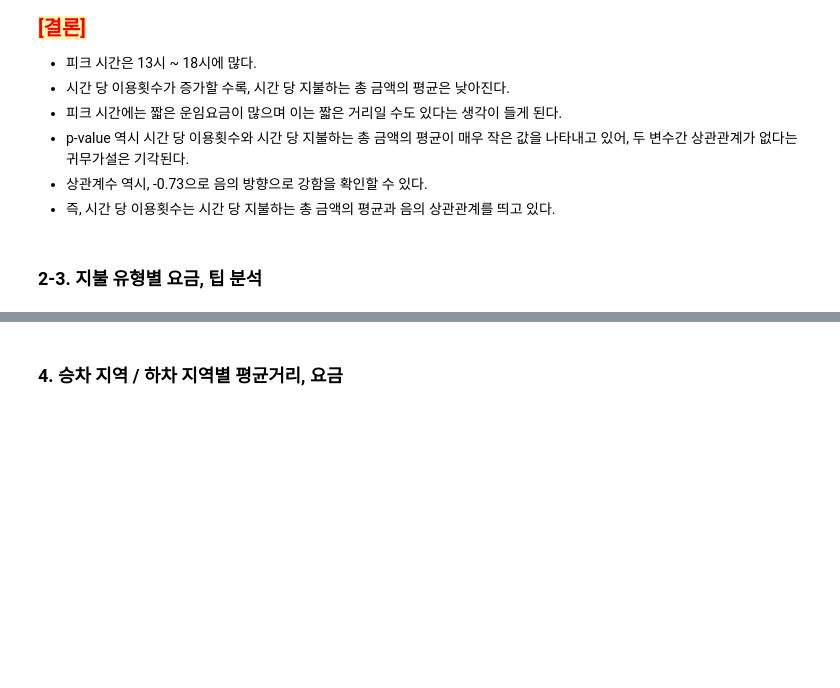
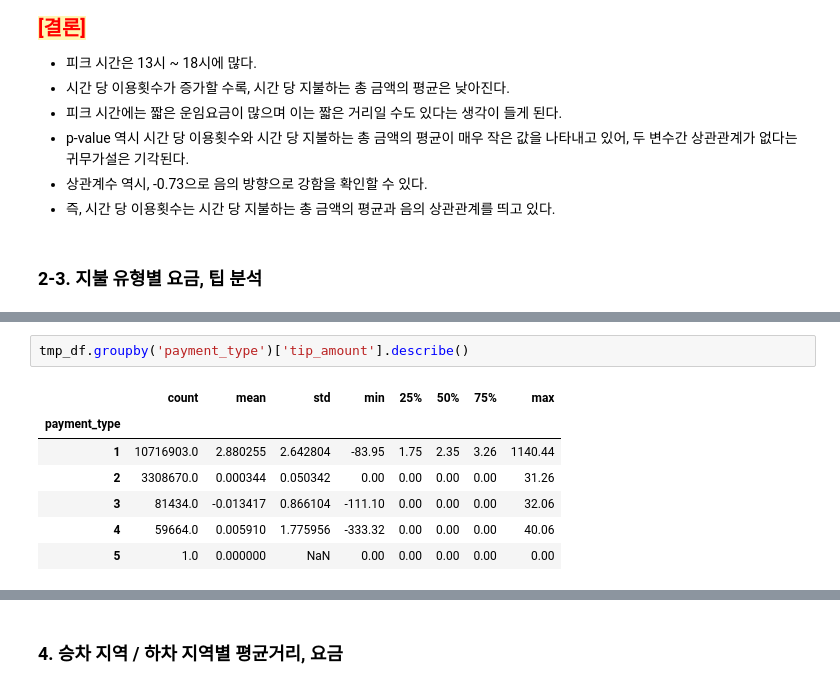
Before and after one commit to ZeroJoon2/aws_test, a Jupyter notebook: src/241211_YellowTaxi2.ipynb, the cells around one changed output, grey strips where cells are left out. Drawn from its saved outputs; the diff is of its cells as text; blank space fills up the shorter version.

```diff
--- a/src/241211_YellowTaxi2.ipynb
+++ b/src/241211_YellowTaxi2.ipynb
@@ -554,0 +695,10 @@ df3 = ss.sql('''
+# %%
+tmp_df.groupby('payment_type')['tip_amount'].describe()
+# %% [output]
+|  | count | mean | std | min | 25% | 50% | 75% | max |
+| payment_type |  |  |  |  |  |  |  |  |
+| 1 | 10716903.0 | 2.880255 | 2.642804 | -83.95 | 1.75 | 2.35 | 3.26 | 1140.44 |
+| 2 | 3308670.0 | 0.000344 | 0.050342 | 0.00 | 0.00 | 0.00 | 0.00 | 31.26 |
+| 3 | 81434.0 | -0.013417 | 0.866104 | -111.10 | 0.00 | 0.00 | 0.00 | 32.06 |
+| 4 | 59664.0 | 0.005910 | 1.775956 | -333.32 | 0.00 | 0.00 | 0.00 | 40.06 |
+| 5 | 1.0 | 0.000000 | NaN | 0.00 | 0.00 | 0.00 | 0.00 | 0.00 |
```
Also changed, not shown: parts of 32 cells of this notebook, 4 other files.
